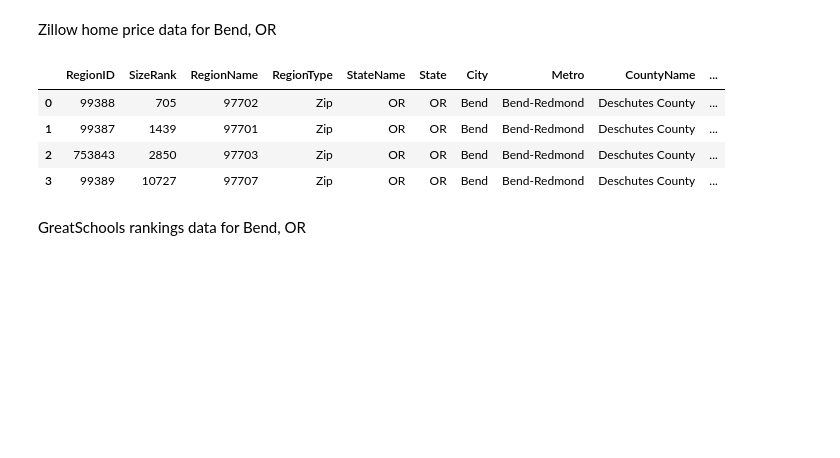
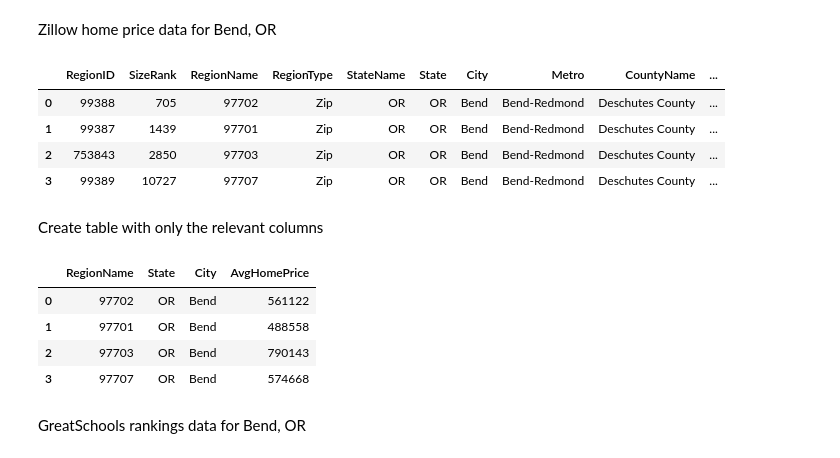
Before and after one commit to dhharper/Coursera_Capstone, a Jupyter notebook: Coursera Data Science Capstone_Final Project.ipynb, the cells around one changed output. Cells and saved outputs as stored; diff of their text form; code cells hidden in the pictures; blank space fills up the shorter version.

```diff
--- a/Coursera Data Science Capstone_Final Project.ipynb
+++ b/Coursera Data Science Capstone_Final Project.ipynb
@@ -247,13 +259,25 @@ Zillow home price data for Bend, OR
 # %%
 # The code was removed by Watson Studio for sharing.
 # %%
-df_zillow_homeprice = pd.read_csv(body)
-df_zillow_homeprice.head()
+df_zillow_homeprice_input = pd.read_csv(body)
+df_zillow_homeprice_input.head()
 # %% [output]
 |  | RegionID | SizeRank | RegionName | RegionType | StateName | State | City | Metro | CountyName | ... |
 | 0 | 99388 | 705 | 97702 | Zip | OR | OR | Bend | Bend-Redmond | Deschutes County | ... |
 | 1 | 99387 | 1439 | 97701 | Zip | OR | OR | Bend | Bend-Redmond | Deschutes County | ... |
 | 2 | 753843 | 2850 | 97703 | Zip | OR | OR | Bend | Bend-Redmond | Deschutes County | ... |
 | 3 | 99389 | 10727 | 97707 | Zip | OR | OR | Bend | Bend-Redmond | Deschutes County | ... |
+# %% [markdown]
+Create table with only the relevant columns
+# %%
+df_zillow_homeprice_input.rename(columns = {'3/31/2021': 'AvgHomePrice'}, inplace=True)
+df_zillow_homeprice = df_zillow_homeprice_input[['RegionName', 'State', 'City', 'AvgHomePrice']]
+df_zillow_homeprice.head()
+# %% [output]
+|  | RegionName | State | City | AvgHomePrice |
+| 0 | 97702 | OR | Bend | 561122 |
+| 1 | 97701 | OR | Bend | 488558 |
+| 2 | 97703 | OR | Bend | 790143 |
+| 3 | 97707 | OR | Bend | 574668 |
 # %% [markdown]
 GreatSchools rankings data for Bend, OR
```
Also changed, not shown: parts of 3 cells of this notebook.
